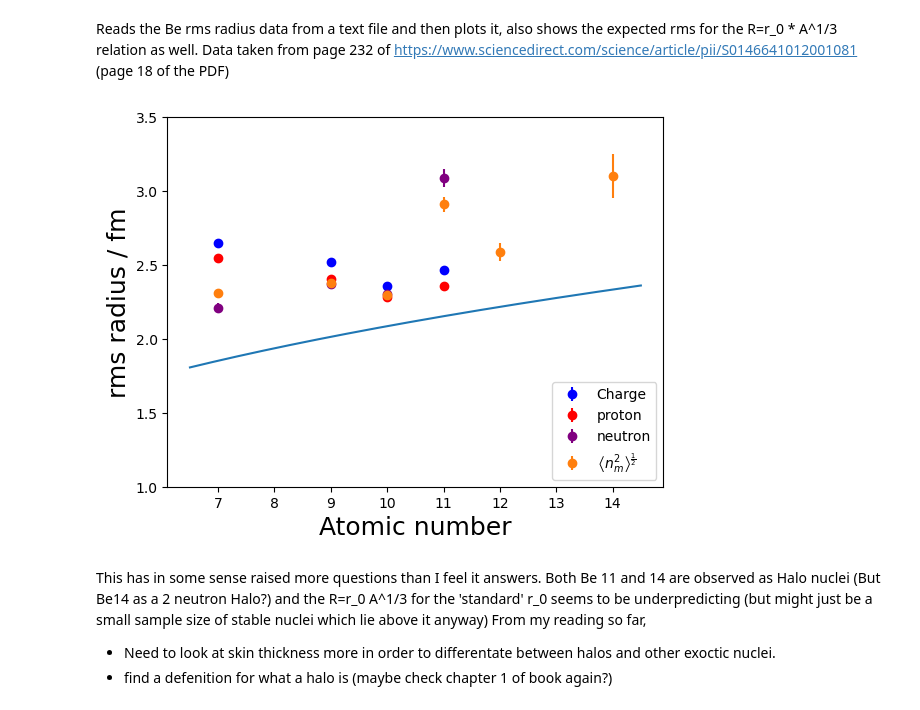
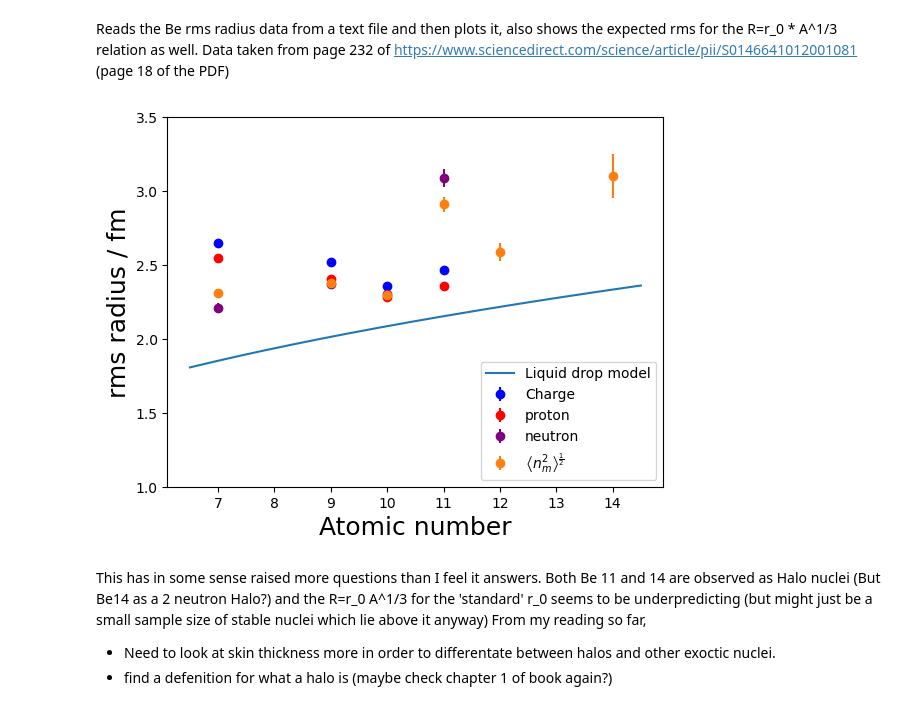
Before and after one commit to ellabeck03/halo-nuclei, a Jupyter notebook: Be_radius.ipynb, the cells around one changed output. Cells and saved outputs as stored; diff of their text form; code cells hidden in the pictures.

```diff
--- a/Be_radius.ipynb
+++ b/Be_radius.ipynb
@@ -15,36 +15,37 @@ def reading_data(file_name):
     data = np.genfromtxt(file_name, dtype='float64', delimiter=',', skip_header=1)
     return data
 
 
 def liquid_drop_formula(atomic_number, r_0=R_0):
     """
     Assumes a constant density 'liquid drop' model with <r^2> = 3/5 R^2, where R is the nuclear radius
     """
     R = r_0 * (atomic_number)**(1/3)
     return np.sqrt(3 / 5) * R
 
 
 Be_data = reading_data(filename_1)
 Be_matter_data = reading_data(filename_2)
 
 x_data = np.linspace(6.5, 14.5, 1000)
 
 fig = plt.figure()
 ax = fig.add_subplot()
-ax.plot(x_data, liquid_drop_formula(x_data))
+ax.plot(x_data, liquid_drop_formula(x_data), label='Liquid drop model')
 ax.errorbar(Be_data[:, 0], Be_data[:, 1], Be_data[:, 2], fmt='o', color='blue', label='Charge')
 ax.errorbar(Be_data[:, 0], Be_data[:, 3], Be_data[:, 4], fmt='o', color='red', label='proton')
 ax.errorbar(Be_data[:, 0], Be_data[:, 5], Be_data[:, 6], fmt='o', color='purple', label='neutron')
-ax.errorbar(Be_matter_data[:, 0], Be_matter_data[:, 1], yerr=Be_matter_data[:, 2], fmt='o', label=r'$\left\langle n_{m} ^{2} \right\rangle ^{\frac{1}{2}}$')
+ax.errorbar(Be_matter_data[:, 0], Be_matter_data[:, 1], yerr=Be_matter_data[:, 2], fmt='o',
+            label=r'$\left\langle n_{m} ^{2} \right\rangle ^{\frac{1}{2}}$')
 ax.set_xlabel('Atomic number', fontsize=18)
 ax.set_ylabel('rms radius / fm', fontsize=18)
 ax.set_ylim(1.0, 3.5)
 plt.legend(loc='lower right')
 
 
 plt.show()
 # %% [output]
-[figure, old version]
+[figure, new version]
 # %% [markdown]
 This has in some sense raised more questions than I feel it answers. Both Be 11 and 14 are observed as Halo nuclei (But Be14 as a 2 neutron Halo?) and the R=r_0 A^1/3 for the 'standard' r_0 seems to be underpredicting (but might just be a small sample size of stable nuclei which lie above it anyway)
 From my reading so far,
```
